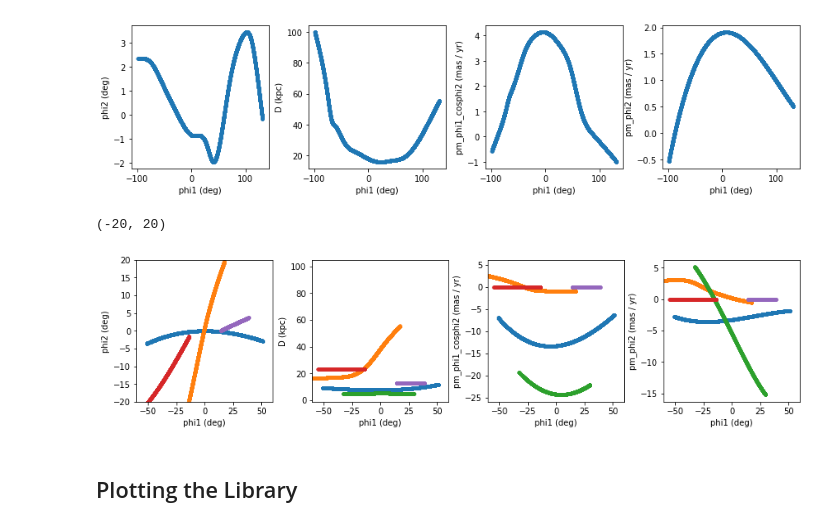
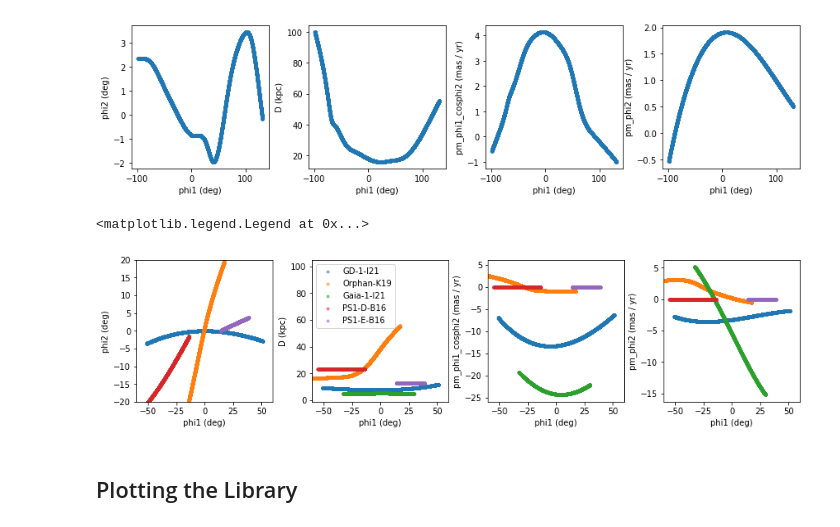
Before and after one commit to cmateu/galstreams, a Jupyter notebook: notebooks/plot_guide_1.ipynb, the cells around one changed output. Saved outputs shown, nothing was run; the diff lists cells and outputs as text; code cells hidden in the pictures.

Commit message:
label arg removed

```diff
--- a/notebooks/plot_guide_1.ipynb
+++ b/notebooks/plot_guide_1.ipynb
@@ -104,17 +104,19 @@ galstreams.plot_5D_tracks_subplots_row(mwsts[st].track, frame = mwsts[st].stream
 # %%
 fr = mwsts['GD-1-I21'].stream_frame
 
 fig, axs = plt.subplots(1,4, figsize=(12,3))
 plt.tight_layout(pad=1.1, w_pad=1.4)
 for st in ['GD-1-I21','Orphan-K19','Gaia-1-I21','PS1-D-B16','PS1-E-B16']:
-    galstreams.plot_5D_tracks_subplots_row(mwsts[st].track, frame = fr, axs=axs, show_ylabels=True)
+    scat_kwds = dict(marker='.',label=st)
+    galstreams.plot_5D_tracks_subplots_row(mwsts[st].track, frame = fr, axs=axs, show_ylabels=True, name=st)
 
 for ax in axs:
     ax.set_xlim(-60,60)
 axs[0].set_ylim(-20,20)
+axs[1].legend()
 # %% [output]
-(-20, 20)
+<matplotlib.legend.Legend at 0x...>
-[figure, old version]
+[figure, new version]
 # %% [markdown]
 Plotting the Library
 --------------------
```
Also changed, not shown: 1 other file.
